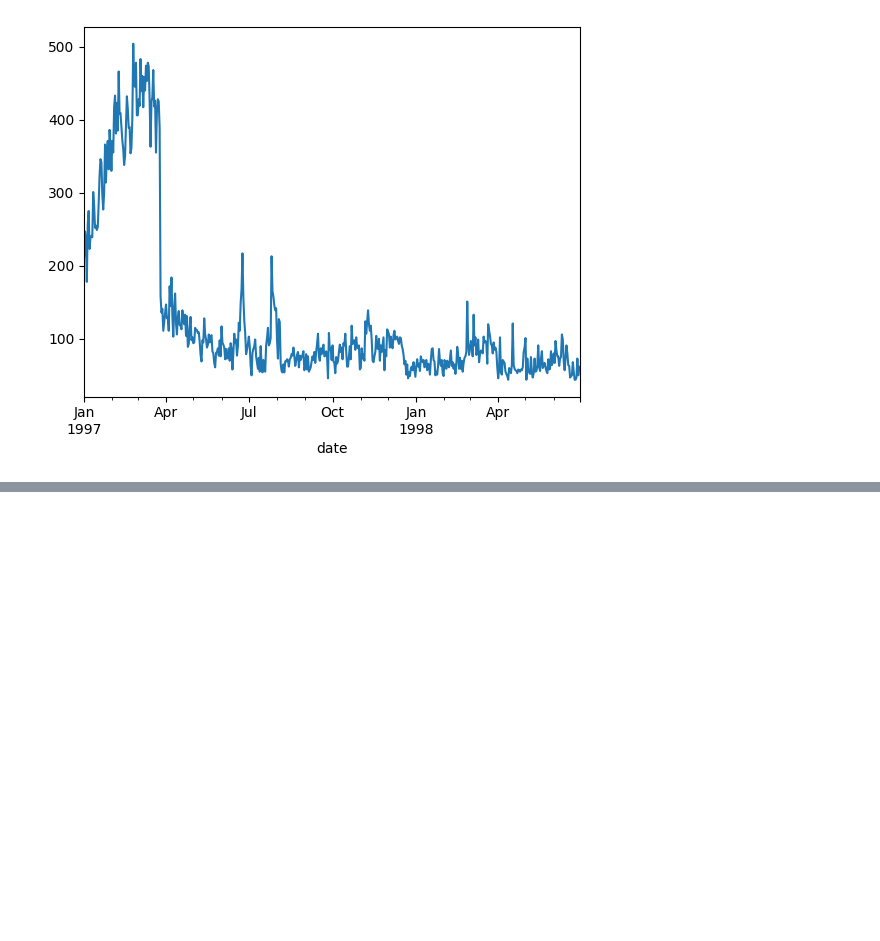
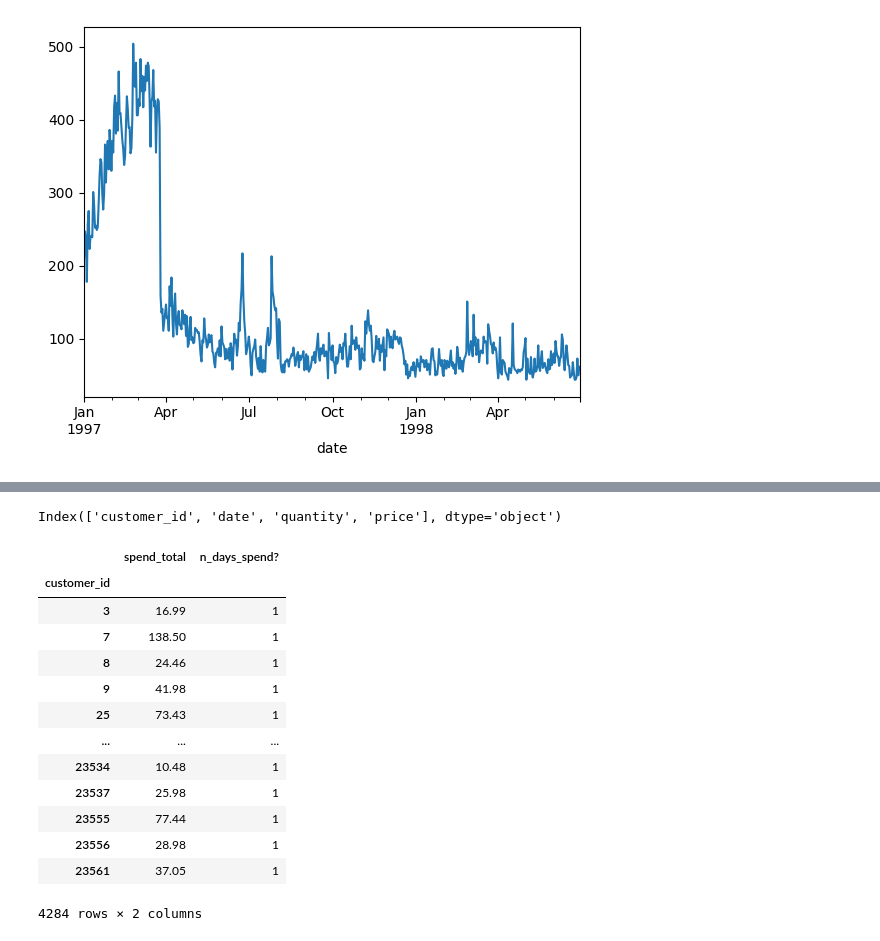
Before and after one commit to kymayodeji/marketing, a Jupyter notebook: eda.ipynb, the cells around one changed output, grey strips where cells are left out. Saved outputs shown, nothing was run; the diff lists cells and outputs as text; code cells hidden in the pictures; blank space fills up the shorter version.

```diff
--- a/eda.ipynb
+++ b/eda.ipynb
@@ -266,0 +271,24 @@ rfm_training
+# %%
+testing_set.columns
+# %% [output]
+Index(['customer_id', 'date', 'quantity', 'price'], dtype='object')
+# %%
+# 3.3 - for Testing Set, Calculate actual spend during the past n days
+rfm_testing = testing_set[['customer_id','date','price']].groupby('customer_id')[['price']].sum()
+rfm_testing['n_days_spend?']=1
+rfm_testing.rename(columns={"price":"spend_total"})
+# %% [output]
+|  | spend_total | n_days_spend? |
+| customer_id |  |  |
+| 3 | 16.99 | 1 |
+| 7 | 138.50 | 1 |
+| 8 | 24.46 | 1 |
+| 9 | 41.98 | 1 |
+| 25 | 73.43 | 1 |
+| ... | ... | ... |
+| 23534 | 10.48 | 1 |
+| 23537 | 25.98 | 1 |
+| 23555 | 77.44 | 1 |
+| 23556 | 28.98 | 1 |
+| 23561 | 37.05 | 1 |
+4284 rows × 2 columns
```
Also changed, not shown: parts of 11 cells of this notebook, 2 other files.
